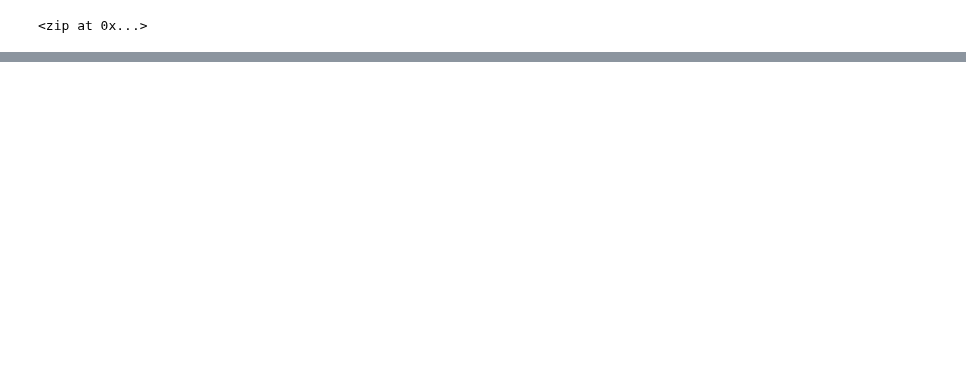
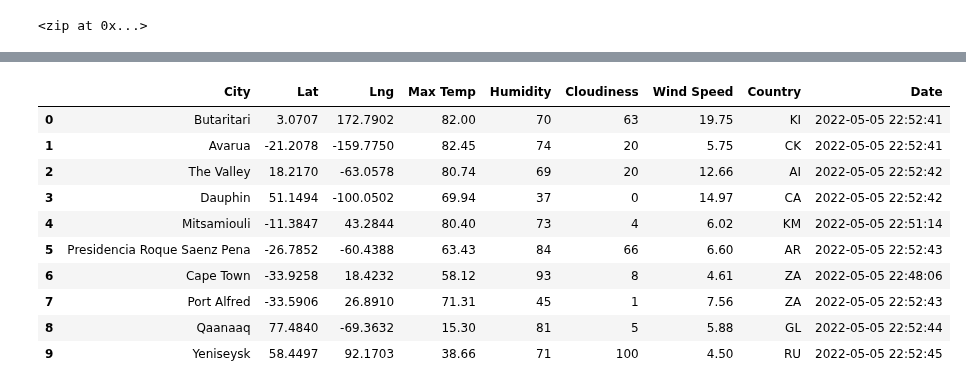
Before and after one commit to annarochav/World_Weather_Analysis, a Jupyter notebook: WeatherPy.ipynb, the cells around one changed output, grey strips where cells are left out. Cells and saved outputs as stored; diff of their text form; code cells hidden in the pictures; blank space fills up the shorter version.

```diff
--- a/WeatherPy.ipynb
+++ b/WeatherPy.ipynb
@@ -33,0 +133,16 @@ len(cities)
+# %%
+# Convert the array of dictionaries to a Pandas DataFrame.
+city_data_df = pd.DataFrame(city_data)
+city_data_df.head(10)
+# %% [output]
+|  | City | Lat | Lng | Max Temp | Humidity | Cloudiness | Wind Speed | Country | Date |
+| 0 | Butaritari | 3.0707 | 172.7902 | 82.00 | 70 | 63 | 19.75 | KI | 2022-05-05 22:52:41 |
+| 1 | Avarua | -21.2078 | -159.7750 | 82.45 | 74 | 20 | 5.75 | CK | 2022-05-05 22:52:41 |
+| 2 | The Valley | 18.2170 | -63.0578 | 80.74 | 69 | 20 | 12.66 | AI | 2022-05-05 22:52:42 |
+| 3 | Dauphin | 51.1494 | -100.0502 | 69.94 | 37 | 0 | 14.97 | CA | 2022-05-05 22:52:42 |
+| 4 | Mitsamiouli | -11.3847 | 43.2844 | 80.40 | 73 | 4 | 6.02 | KM | 2022-05-05 22:51:14 |
+| 5 | Presidencia Roque Saenz Pena | -26.7852 | -60.4388 | 63.43 | 84 | 66 | 6.60 | AR | 2022-05-05 22:52:43 |
+| 6 | Cape Town | -33.9258 | 18.4232 | 58.12 | 93 | 8 | 4.61 | ZA | 2022-05-05 22:48:06 |
+| 7 | Port Alfred | -33.5906 | 26.8910 | 71.31 | 45 | 1 | 7.56 | ZA | 2022-05-05 22:52:43 |
+| 8 | Qaanaaq | 77.4840 | -69.3632 | 15.30 | 81 | 5 | 5.88 | GL | 2022-05-05 22:52:44 |
+| 9 | Yeniseysk | 58.4497 | 92.1703 | 38.66 | 71 | 100 | 4.50 | RU | 2022-05-05 22:52:45 |
```
Also changed, not shown: parts of 10 cells of this notebook, 3 other files.
